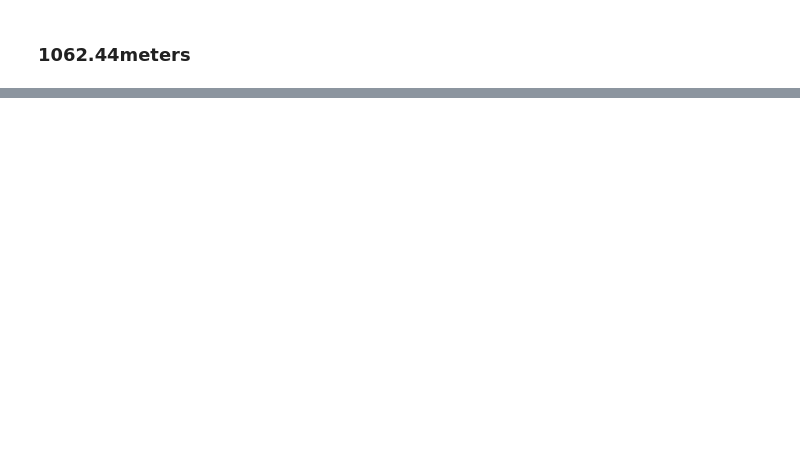
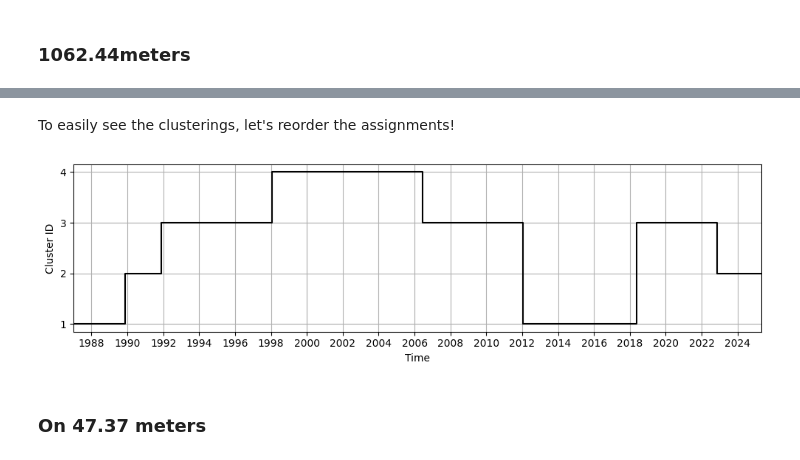
Before and after one commit to BahneTP/medsea-interannual-clustering, a Jupyter notebook: information_filtering/trend_removal/results/kmeans.ipynb, the cells around one changed output, grey strips where cells are left out. Drawn from its saved outputs; the diff is of its cells as text; code cells hidden in the pictures; blank space fills up the shorter version.

```diff
--- a/information_filtering/trend_removal/results/kmeans.ipynb
+++ b/information_filtering/trend_removal/results/kmeans.ipynb
@@ -163,0 +114,11 @@ helper_functions.plot_average_cluster(z_d1000_so, labels_time, -2, 2, 2)
+# %% [markdown]
+To easily see the clusterings, let's reorder the assignments!
+# %%
+dict = {2:1, 4:2, 1:3, 3:4}
+labels_time = np.array([dict[k] for k in labels_time])
+helper_functions.plot_cluster_timeline(z_time, labels_time)
+np.save("hungarian/kmeans_4clusters.npy", labels_time)
+# %% [output]
+[figure, added]
+# %% [markdown]
+### On 47.37 meters
```
Also changed, not shown: parts of 30 cells of this notebook, 3 other files.
